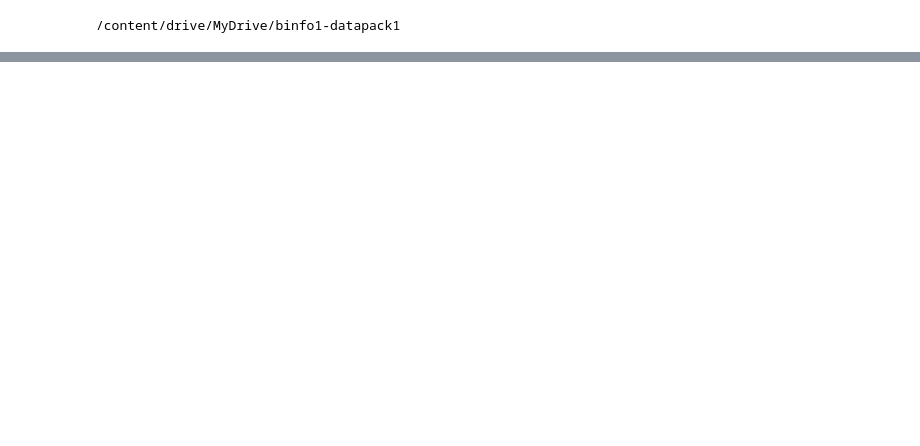
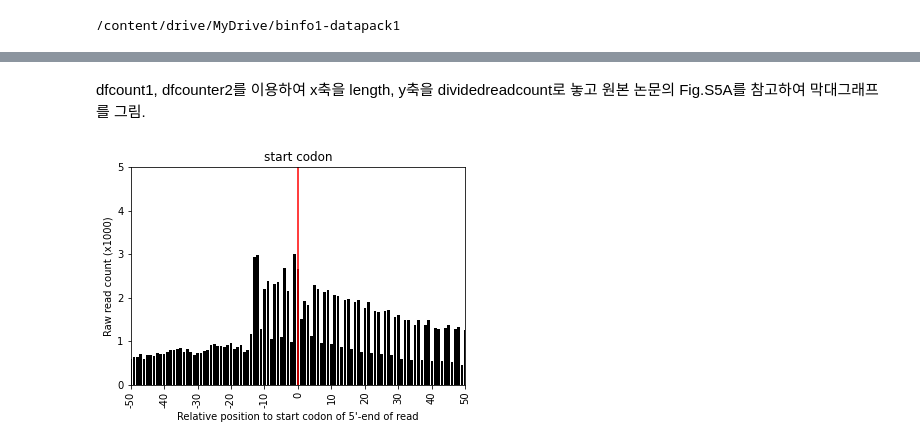
Before and after one commit to Heeun93/2021-36845_Homework, a Jupyter notebook: 220511_10th_weeks_homework_2021_36845_Heeun_Kwon.ipynb, the cells around one changed output, grey strips where cells are left out. Saved outputs shown, nothing was run; the diff lists cells and outputs as text; code cells hidden in the pictures; blank space fills up the shorter version.

Commit message:
Confused by 'length'

```diff
--- a/220511_10th_weeks_homework_2021_36845_Heeun_Kwon.ipynb
+++ b/220511_10th_weeks_homework_2021_36845_Heeun_Kwon.ipynb
@@ -417,0 +272,3 @@ pileup5.to_csv("test2.bam",header=False, index=False, sep='\t')
+# %%
+len1 = list['length1'].to_list()
+len2 = list['length2'].to_list()
@@ -417,0 +279,6 @@ pileup5.to_csv("test2.bam",header=False, index=False, sep='\t')
+# %%
+from collections import Counter
+counter1 = Counter(len1)
+print(counter1)
+counter2 = Counter(len2)
+print(counter2)
@@ -417,0 +288,10 @@ pileup5.to_csv("test2.bam",header=False, index=False, sep='\t')
+# %%
+dfcounter1 = pd.DataFrame.from_dict(counter1, orient='index').reset_index()
+dfcounter1.columns = ['length','readcount']
+dfcounter1['dividedreadcount'] = dfcounter1['readcount']/1000
+print(dfcounter1)
+
+dfcounter2 = pd.DataFrame.from_dict(counter1, orient='index').reset_index()
+dfcounter2.columns = ['length','readcount']
+dfcounter2['dividedreadcount'] = dfcounter2['readcount']/1000
+print(dfcounter2)
@@ -417,0 +316,17 @@ pileup5.to_csv("test2.bam",header=False, index=False, sep='\t')
+# %% [markdown]
+dfcount1, dfcounter2를 이용하여 x축을 length, y축을 dividedreadcount로 놓고 원본 논문의 Fig.S5A를 참고하여 막대그래프를 그림.
+# %%
+import pandas as pd
+import matplotlib.pyplot as plt
+
+plt.plot([0, 0], [0, 5],color="red")
+plt.title('start codon')
+plt.xlabel("Relative position to start codon of 5'-end of read")
+plt.ylabel('Raw read count (x1000)')
+plt.xlim(-50,50)
+plt.ylim(0,5)
+plt.xticks([-50,-40,-30,-20,-10,0,10,20,30,40,50],[-50,-40,-30,-20,-10,0,10,20,30,40,50], rotation=90)
+plt.bar(dfcounter1['length'], dfcounter1['dividedreadcount'], color='black')
+plt.show()
+# %% [output]
+[figure, added]
```
Also changed, not shown: parts of 75 cells of this notebook.
